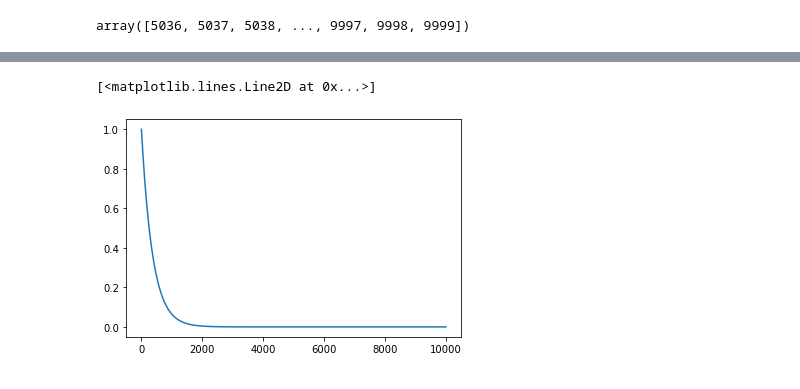
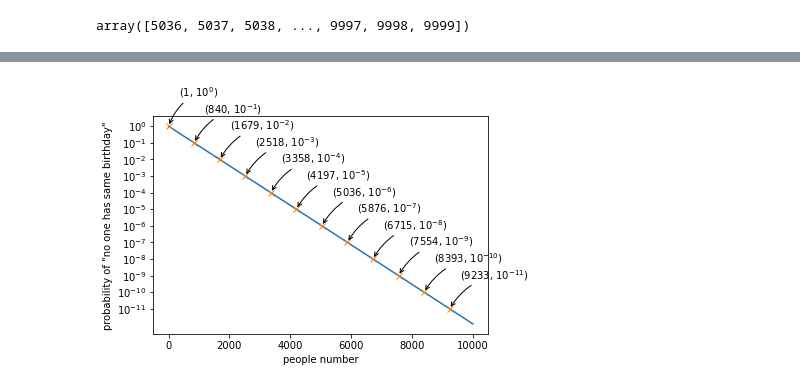
Before and after one commit to wbzhang2594/pilotJupyterNotebook, a Jupyter notebook: proberbilityOfSameBirthday.ipynb, the cells around one changed output, grey strips where cells are left out. Saved outputs shown, nothing was run; the diff lists cells and outputs as text; code cells hidden in the pictures.

```diff
--- a/proberbilityOfSameBirthday.ipynb
+++ b/proberbilityOfSameBirthday.ipynb
@@ -28,0 +50,3 @@ array([-1, -2, -3, -4, -5, -6, -7, -8, -9])
+# %%
+lg_p_special_points=np.arange(0,-12, -1)
+lg_p_special_points
@@ -29,7 +55,7 @@ array([-1, -2, -3, -4, -5, -6, -7, -8, -9])
 # %%
-y2=[]
-for item in x2:
-    y2.append(np.array(x)[y1<item][0])
+x_special_points=[]
+for item in lg_p_special_points:
+    x_special_points.append(np.array(x)[lg_p<item][0])
 
-y2
+x_special_points
 # %% [output]
@@ -42,5 +63,28 @@ pylab.plot(x2,y2,'x')
-# %%
-pylab.plot(x,y)
-# %% [output]
-[<matplotlib.lines.Line2D at 0x...>]
-[figure, removed]
+# %%
+# zhfont1 = matplotlib.font_manager.FontProperties(fname="SourceHanSansSC-Bold.otf")
+p_ticks=[]
+for i in range(0, lg_p_special_points.size):
+    p_ticks.append(r'$10^{'+ str(lg_p_special_points[i]) + r'}$')
+
+plt.yticks(lg_p_special_points, p_ticks)
+
+plt.plot(x,lg_p)
+plt.plot(x_special_points,lg_p_special_points,'x')
+plt.ylabel(r'probability of "no one has same birthday"')
+# plt.ylabel("人数", fontproperties=zhfont1)
+plt.xlabel('people number')
+
+for i in range(0, lg_p_special_points.size):
+    tmp_lg_p_special_point=lg_p_special_points[i]
+    tmp_x_special_point=x_special_points[i]
+    plt.annotate(r'('+str(tmp_x_special_point) + r', $10^{'+ str(tmp_lg_p_special_point) + r'}$)'
+                 ,xy=(tmp_x_special_point, tmp_lg_p_special_point), xycoords='data'
+                 ,xytext=(+10, +30), textcoords='offset points'
+                 , arrowprops=dict(arrowstyle="->", connectionstyle="arc3,rad=.2"))
+
+#     plt.plot([yy2,yy2],[0,xx2],color ='gray',  linewidth=1.5, linestyle="--")
+#     plt.plot([0,yy2],[xx2,xx2],color ='gray',  linewidth=1.5, linestyle="--")
+
+plt.show()
+# %% [output]
+[figure, added]
```
Also changed, not shown: parts of 11 cells of this notebook.
